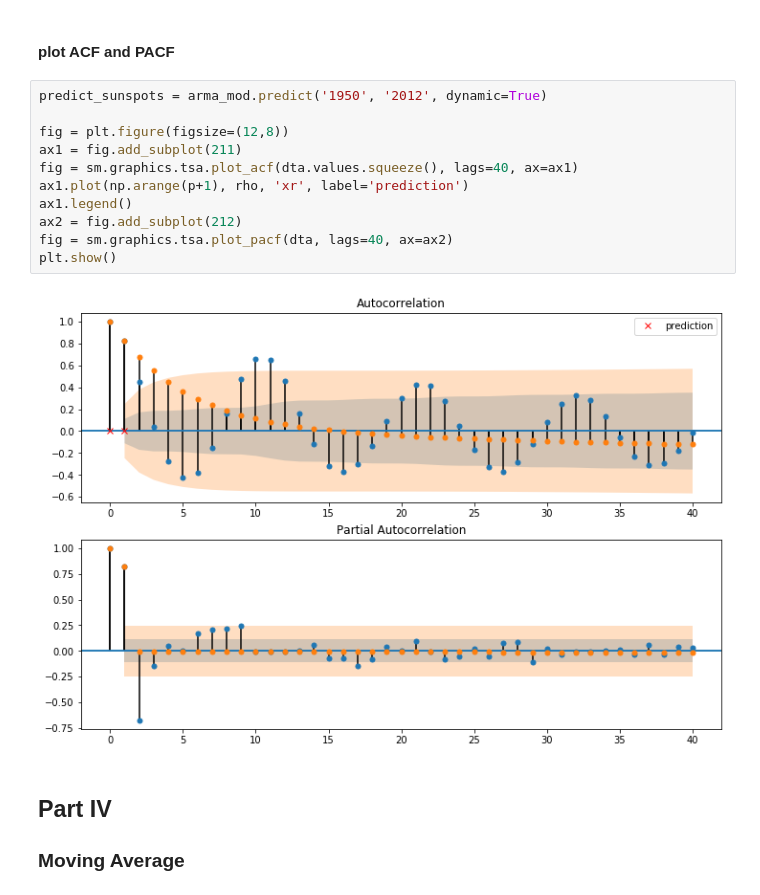
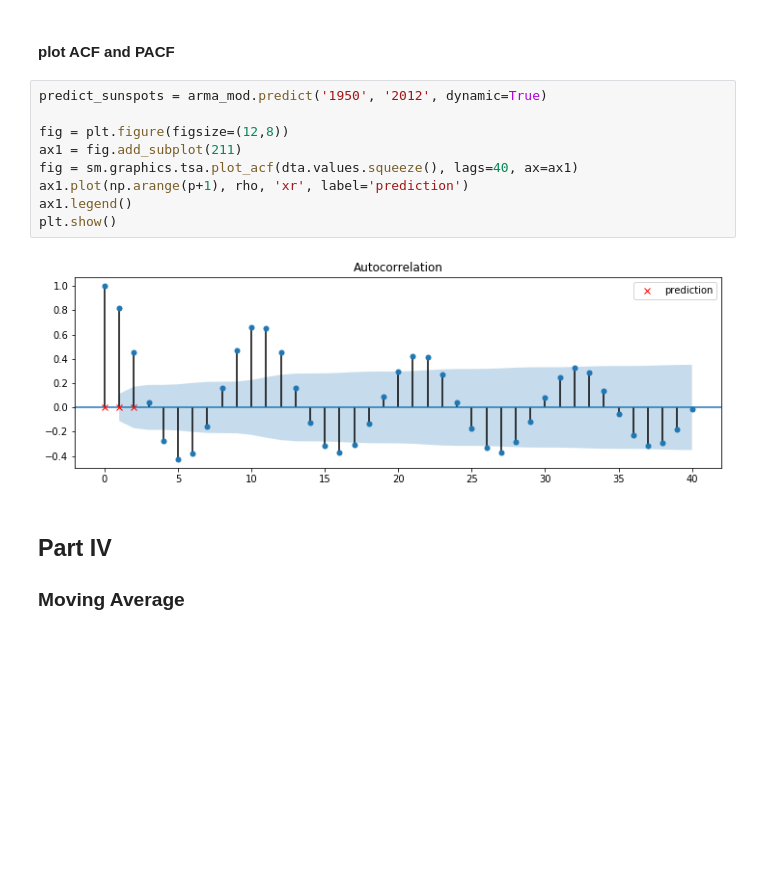
Before and after one commit to xiaotan437/pTSAfall2019, a Jupyter notebook: labs/week 2/lab_week2_student.ipynb, the cells around one changed output. Cells and saved outputs as stored; diff of their text form; blank space fills up the shorter version.

```diff
--- a/labs/week 2/lab_week2_student.ipynb
+++ b/labs/week 2/lab_week2_student.ipynb
@@ -349,16 +349,14 @@ http://pandas.pydata.org/pandas-docs/stable/indexing.html#ix-indexer-is-deprecat
 # %%
 predict_sunspots = arma_mod.predict('1950', '2012', dynamic=True)
 
 fig = plt.figure(figsize=(12,8))
 ax1 = fig.add_subplot(211)
 fig = sm.graphics.tsa.plot_acf(dta.values.squeeze(), lags=40, ax=ax1)
 ax1.plot(np.arange(p+1), rho, 'xr', label='prediction')
 ax1.legend()
-ax2 = fig.add_subplot(212)
-fig = sm.graphics.tsa.plot_pacf(dta, lags=40, ax=ax2)
 plt.show()
 # %% [output]
-[figure, old version]
+[figure, new version]
 # %% [markdown]
 ## Part IV
 ### Moving Average
```
Also changed, not shown: parts of 6 cells of this notebook, 5 other files.
